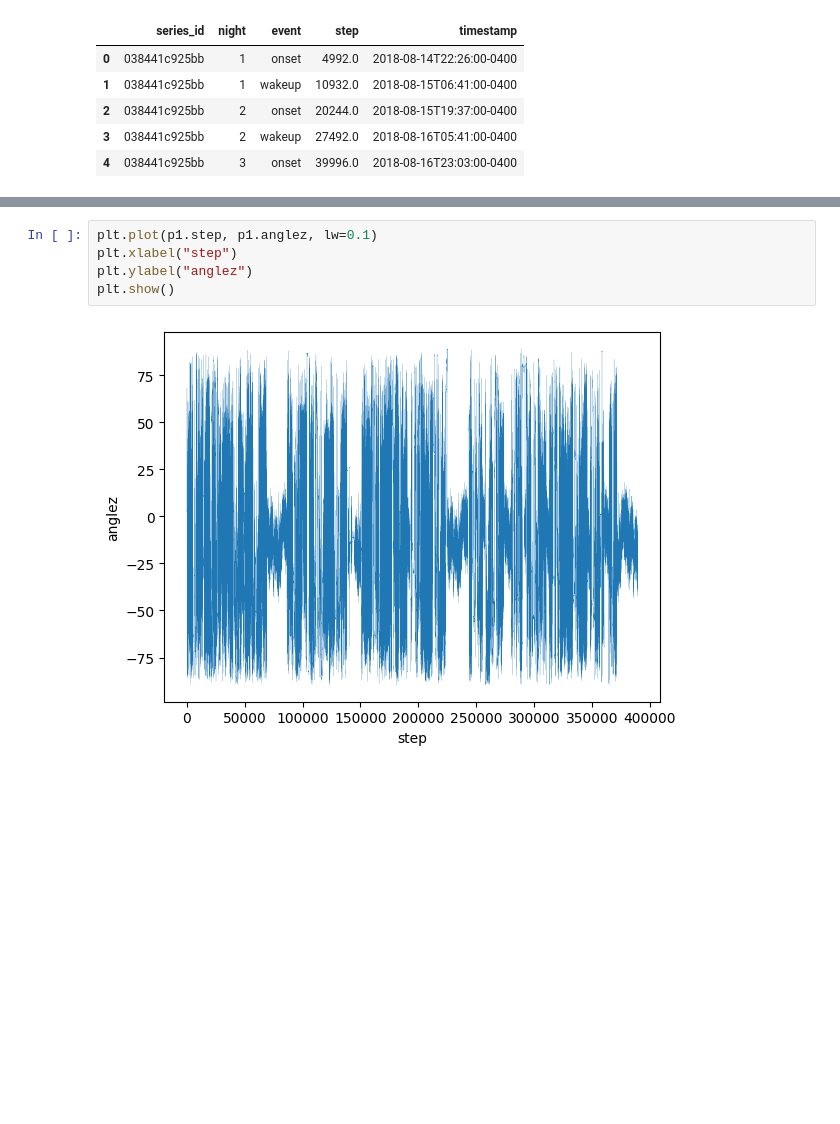
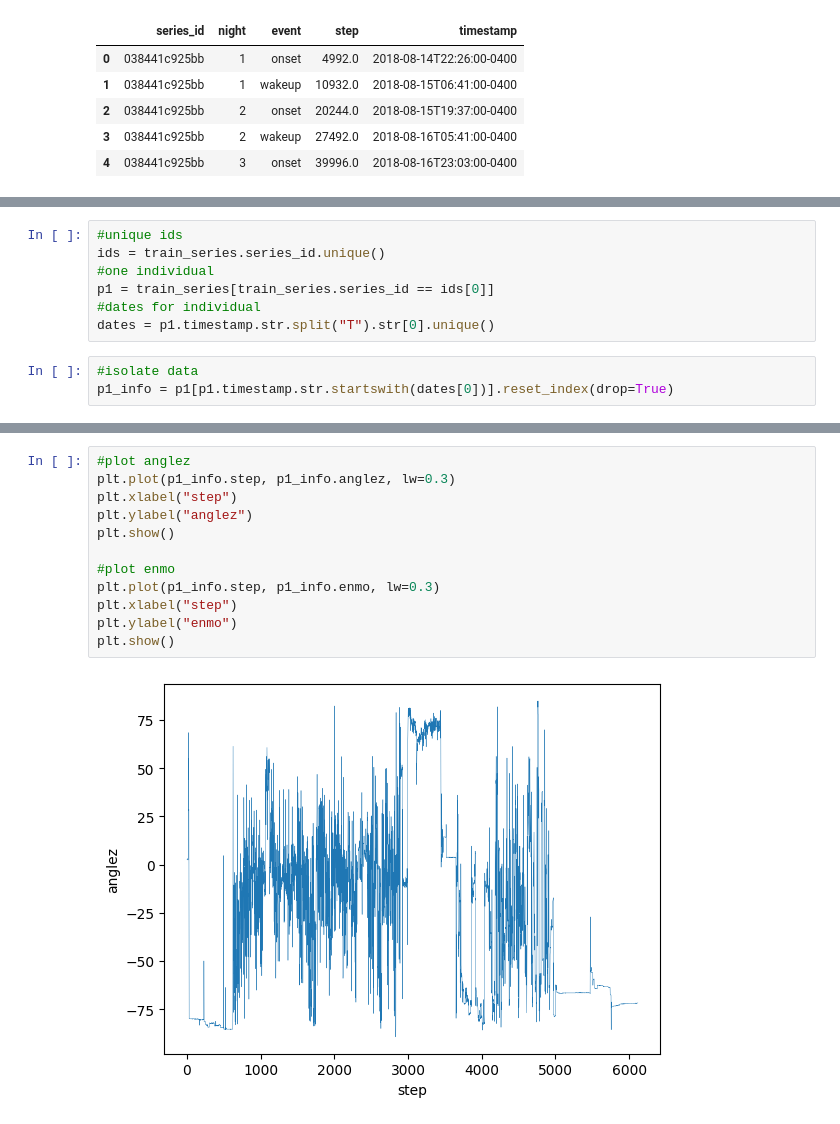
Before and after one commit to jcolon030/KaggleSleep, a Jupyter notebook: KaggleSleep.ipynb, the cells around one changed output, grey strips where cells are left out. Cells and saved outputs as stored; diff of their text form; blank space fills up the shorter version.

```diff
--- a/KaggleSleep.ipynb
+++ b/KaggleSleep.ipynb
@@ -33,0 +31,10 @@ p1 = train_series[train_series.series_id == "038441c925bb"]
+# %%
+#unique ids
+ids = train_series.series_id.unique()
+#one individual
+p1 = train_series[train_series.series_id == ids[0]]
+#dates for individual
+dates = p1.timestamp.str.split("T").str[0].unique()
+# %%
+#isolate data
+p1_info = p1[p1.timestamp.str.startswith(dates[0])].reset_index(drop=True)
@@ -34,7 +57,14 @@ p1 = train_series[train_series.series_id == "038441c925bb"]
 # %%
-plt.plot(p1.step, p1.anglez, lw=0.1)
+#plot anglez
+plt.plot(p1_info.step, p1_info.anglez, lw=0.3)
 plt.xlabel("step")
 plt.ylabel("anglez")
 plt.show()
+
+#plot enmo
+plt.plot(p1_info.step, p1_info.enmo, lw=0.3)
+plt.xlabel("step")
+plt.ylabel("enmo")
+plt.show()
 # %% [output]
-[figure, old version]
+[figure, new version]
```
Also changed, not shown: parts of 3 cells of this notebook.
